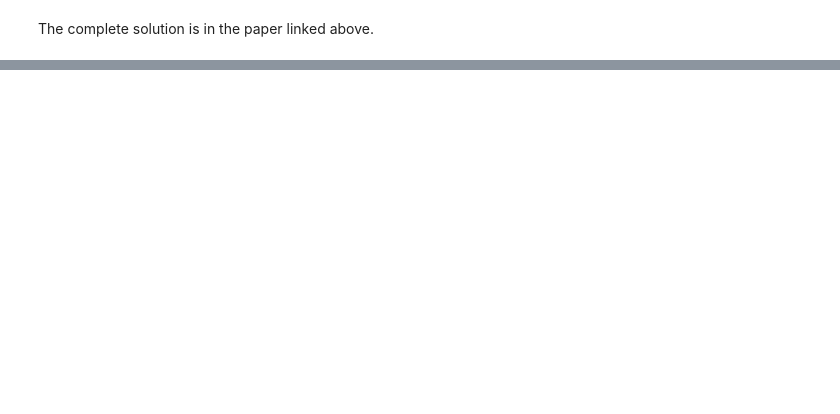
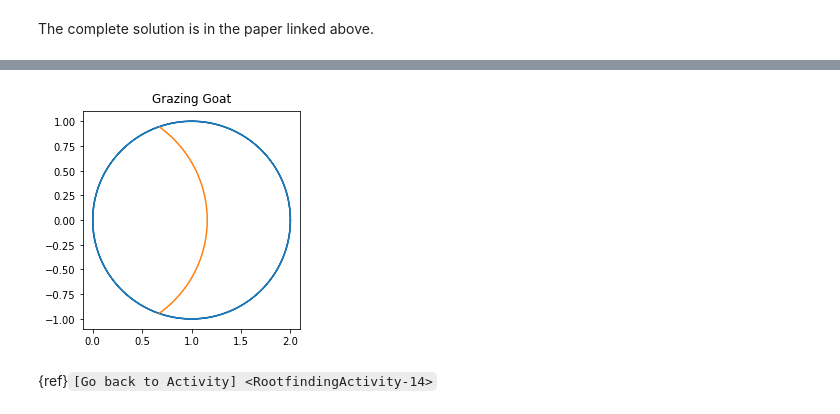
Before and after one commit to Computational-Discovery-on-Jupyter/Computational-Discovery-on-Jupyter, a Jupyter notebook: book/Solutions/Reports on Rootfinding Activities.ipynb, the cells around one changed output, grey strips where cells are left out. Saved outputs shown, nothing was run; the diff lists cells and outputs as text; code cells hidden in the pictures; blank space fills up the shorter version.

Commit message:
Activity reports for Rootfinding completed and I added a solution for the goat problem

```diff
--- a/book/Solutions/Reports on Rootfinding Activities.ipynb
+++ b/book/Solutions/Reports on Rootfinding Activities.ipynb
@@ -231,0 +309,23 @@ The complete solution is in the paper linked above.
+# %%
+import numpy as np
+import matplotlib.pyplot as plt
+
+
+theta = np.arange(-np.pi,np.pi,0.01)  # Make a fine grid of theta values going once round the circle
+r = 2*np.cos(theta)                   # The corresponding r values from the unit circle
+x = [ r[i]*np.cos(theta[i]) for i in range(len(theta))]
+y = [ r[i]*np.sin(theta[i]) for i in range(len(theta))]
+beta = 0.303301*np.pi  # Found by calculator, in fact
+C = np.sqrt( 2 + 2*np.cos(2*beta) )
+theta = np.arange( -beta, beta, 0.01 )
+xgoat = [C*np.cos(theta[i]) for i in range(len(theta))]
+ygoat = [C*np.sin(theta[i]) for i in range(len(theta))]
+fig, ax = plt.subplots()
+ax.plot(x,y, xgoat, ygoat)
+ax.set_aspect('equal')
+ax.set_title("Grazing Goat", va='bottom') # change the title
+plt.show()
+# %% [output]
+[figure, added]
+# %% [markdown]
+{ref}`[Go back to Activity] <RootfindingActivity-14>`
```
Also changed, not shown: parts of 24 cells of this notebook, 1 other file.
